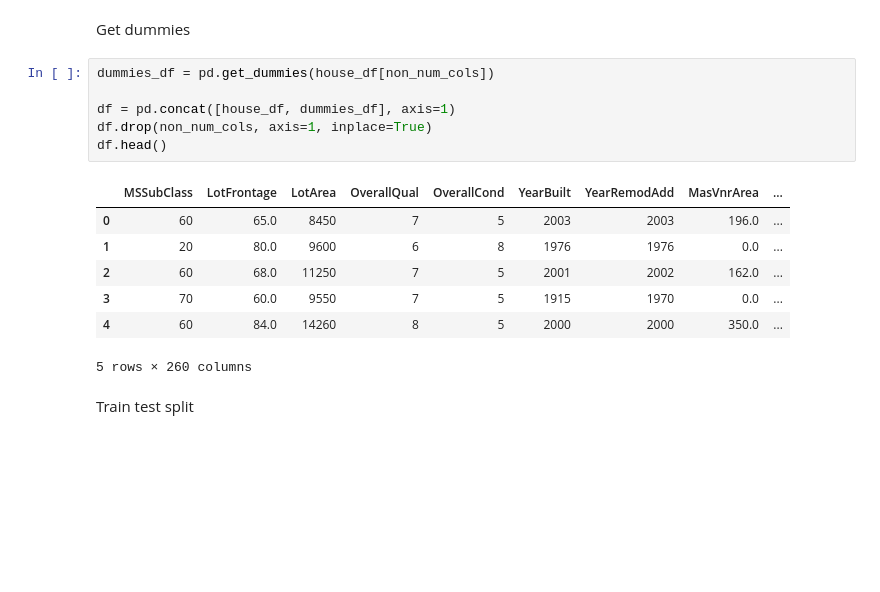
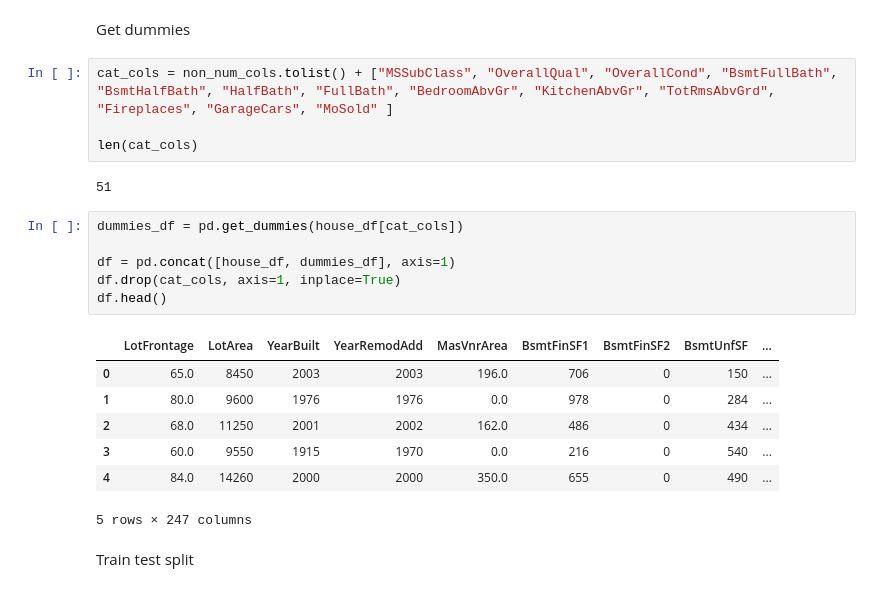
Before and after one commit to krishnajiraoh/upGrad_advanced_regression_assignment, a Jupyter notebook: Assignment.ipynb, the cells around one changed output. Saved outputs shown, nothing was run; the diff lists cells and outputs as text; blank space fills up the shorter version.

```diff
--- a/Assignment.ipynb
+++ b/Assignment.ipynb
@@ -179,20 +179,26 @@ plt.show()
 [figure]
 # %% [markdown]
 Get dummies
+# %%
+cat_cols = non_num_cols.tolist() + ["MSSubClass", "OverallQual", "OverallCond", "BsmtFullBath", "BsmtHalfBath", "HalfBath", "FullBath", "BedroomAbvGr", "KitchenAbvGr", "TotRmsAbvGrd", "Fireplaces", "GarageCars", "MoSold" ]
+
+len(cat_cols)
+# %% [output]
+51
 # %%
-dummies_df = pd.get_dummies(house_df[non_num_cols])
+dummies_df = pd.get_dummies(house_df[cat_cols])
 
 df = pd.concat([house_df, dummies_df], axis=1)
-df.drop(non_num_cols, axis=1, inplace=True)
+df.drop(cat_cols, axis=1, inplace=True)
 df.head()
 # %% [output]
-|  | MSSubClass | LotFrontage | LotArea | OverallQual | OverallCond | YearBuilt | YearRemodAdd | MasVnrArea | ... |
-| 0 | 60 | 65.0 | 8450 | 7 | 5 | 2003 | 2003 | 196.0 | ... |
-| 1 | 20 | 80.0 | 9600 | 6 | 8 | 1976 | 1976 | 0.0 | ... |
-| 2 | 60 | 68.0 | 11250 | 7 | 5 | 2001 | 2002 | 162.0 | ... |
-| 3 | 70 | 60.0 | 9550 | 7 | 5 | 1915 | 1970 | 0.0 | ... |
-| 4 | 60 | 84.0 | 14260 | 8 | 5 | 2000 | 2000 | 350.0 | ... |
+|  | LotFrontage | LotArea | YearBuilt | YearRemodAdd | MasVnrArea | BsmtFinSF1 | BsmtFinSF2 | BsmtUnfSF | ... |
+| 0 | 65.0 | 8450 | 2003 | 2003 | 196.0 | 706 | 0 | 150 | ... |
+| 1 | 80.0 | 9600 | 1976 | 1976 | 0.0 | 978 | 0 | 284 | ... |
+| 2 | 68.0 | 11250 | 2001 | 2002 | 162.0 | 486 | 0 | 434 | ... |
+| 3 | 60.0 | 9550 | 1915 | 1970 | 0.0 | 216 | 0 | 540 | ... |
+| 4 | 84.0 | 14260 | 2000 | 2000 | 350.0 | 655 | 0 | 490 | ... |
-5 rows × 260 columns
+5 rows × 247 columns
 # %% [markdown]
 Train test split
 # %%
```
Also changed, not shown: parts of 30 cells of this notebook.
